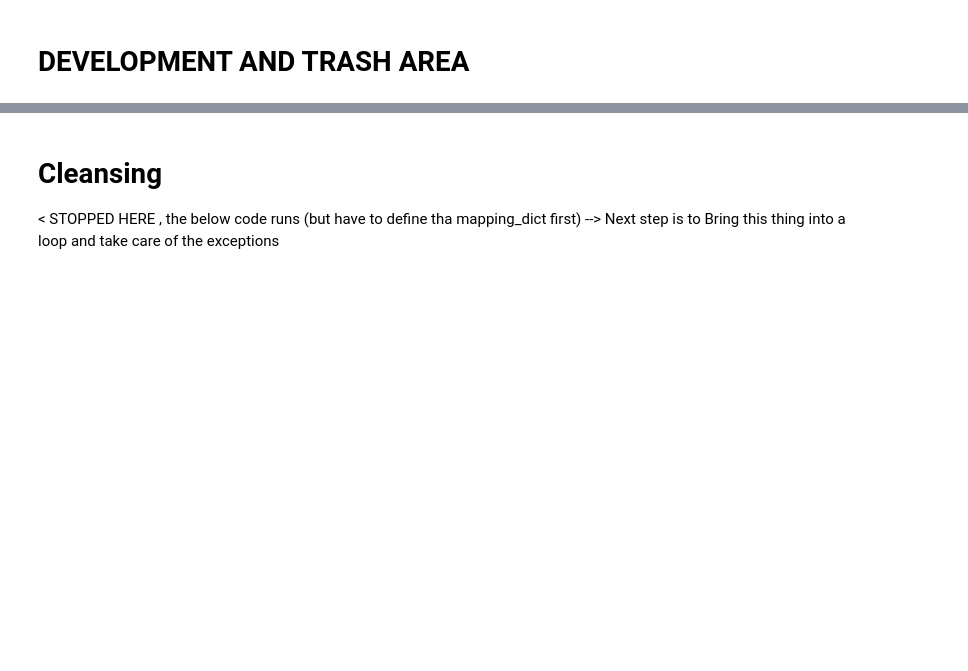
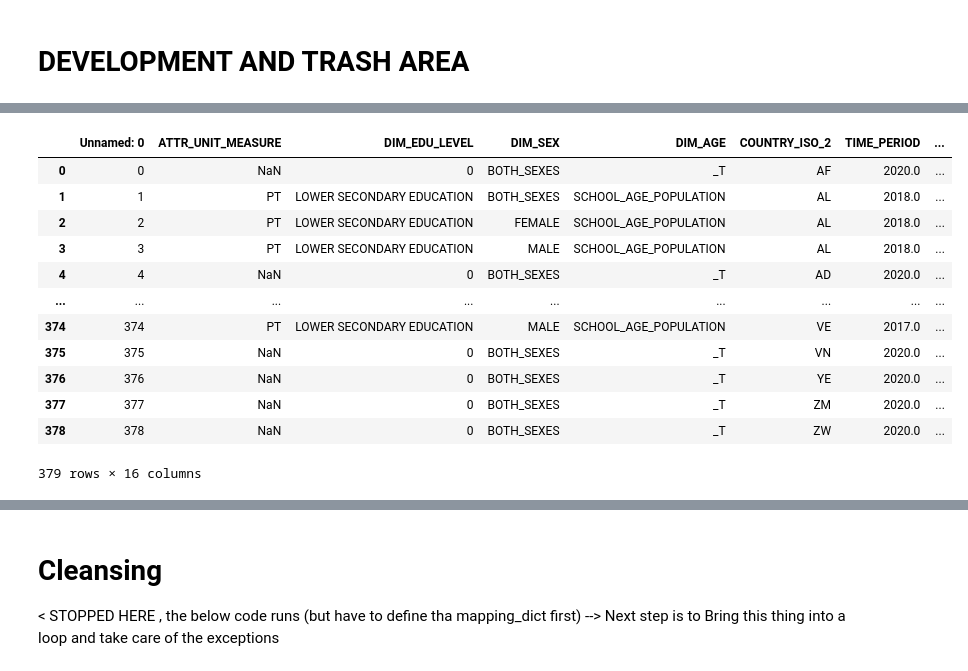
Before and after one commit to m-g-d-c/crba-etl, a Jupyter notebook: main_refactor.ipynb, the cells around one changed output, grey strips where cells are left out. Saved outputs shown, nothing was run; the diff lists cells and outputs as text; code cells hidden in the pictures; blank space fills up the shorter version.

```diff
--- a/main_refactor.ipynb
+++ b/main_refactor.ipynb
@@ -414,0 +831,20 @@ combined_cleansed_csv.to_csv(
+# %%
+s55_cleansed = pd.read_csv(
+    filepath_or_buffer = data_sources_cleansed / "S-55_cleansed.csv",
+    sep = ";"
+)
+s55_cleansed
+# %% [output]
+|  | Unnamed: 0 | ATTR_UNIT_MEASURE | DIM_EDU_LEVEL | DIM_SEX | DIM_AGE | COUNTRY_ISO_2 | TIME_PERIOD | ... |
+| 0 | 0 | NaN | 0 | BOTH_SEXES | _T | AF | 2020.0 | ... |
+| 1 | 1 | PT | LOWER SECONDARY EDUCATION | BOTH_SEXES | SCHOOL_AGE_POPULATION | AL | 2018.0 | ... |
+| 2 | 2 | PT | LOWER SECONDARY EDUCATION | FEMALE | SCHOOL_AGE_POPULATION | AL | 2018.0 | ... |
+| 3 | 3 | PT | LOWER SECONDARY EDUCATION | MALE | SCHOOL_AGE_POPULATION | AL | 2018.0 | ... |
+| 4 | 4 | NaN | 0 | BOTH_SEXES | _T | AD | 2020.0 | ... |
+| ... | ... | ... | ... | ... | ... | ... | ... | ... |
+| 374 | 374 | PT | LOWER SECONDARY EDUCATION | MALE | SCHOOL_AGE_POPULATION | VE | 2017.0 | ... |
+| 375 | 375 | NaN | 0 | BOTH_SEXES | _T | VN | 2020.0 | ... |
+| 376 | 376 | NaN | 0 | BOTH_SEXES | _T | YE | 2020.0 | ... |
+| 377 | 377 | NaN | 0 | BOTH_SEXES | _T | ZM | 2020.0 | ... |
+| 378 | 378 | NaN | 0 | BOTH_SEXES | _T | ZW | 2020.0 | ... |
+379 rows × 16 columns
```
Also changed, not shown: parts of 14 cells of this notebook, 4 other files.
